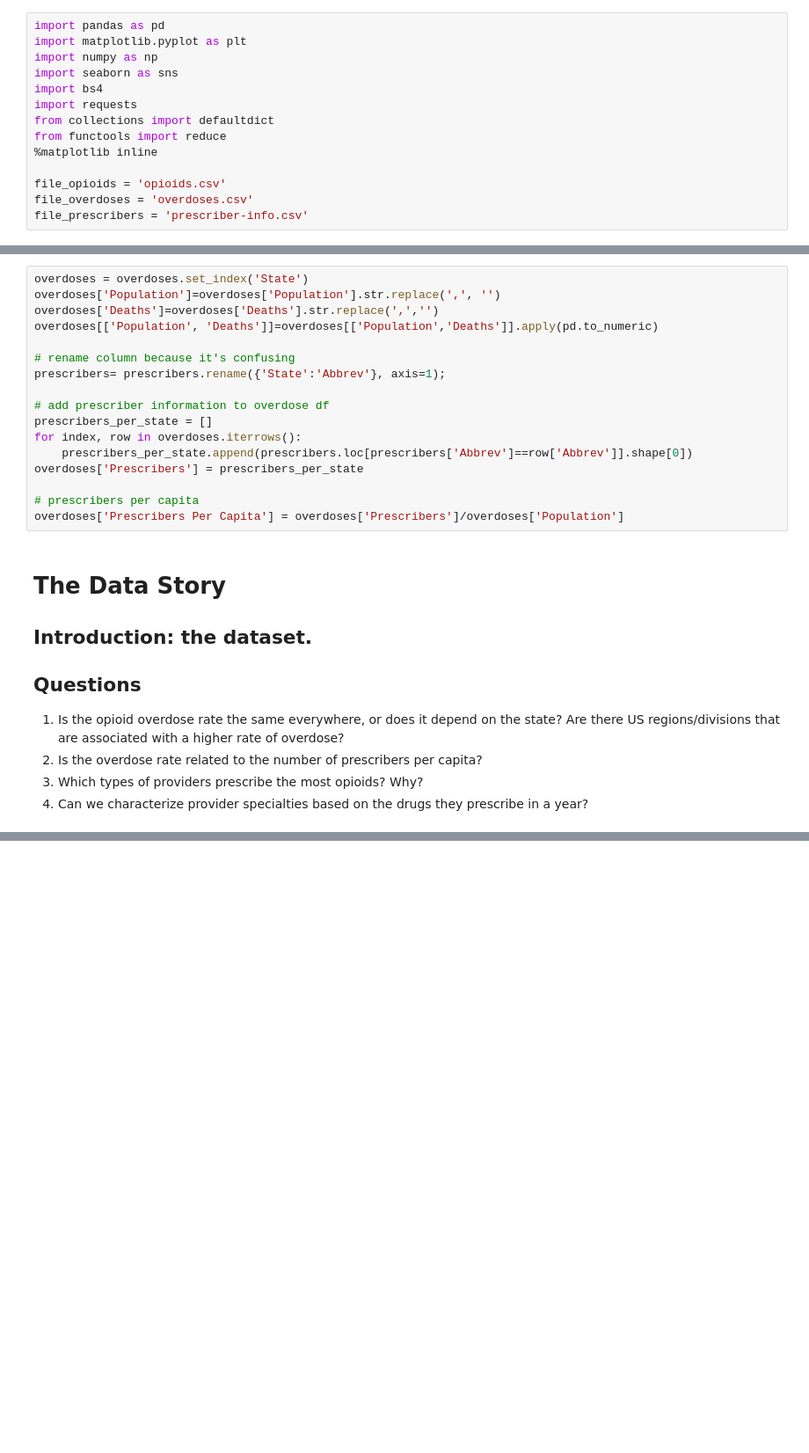
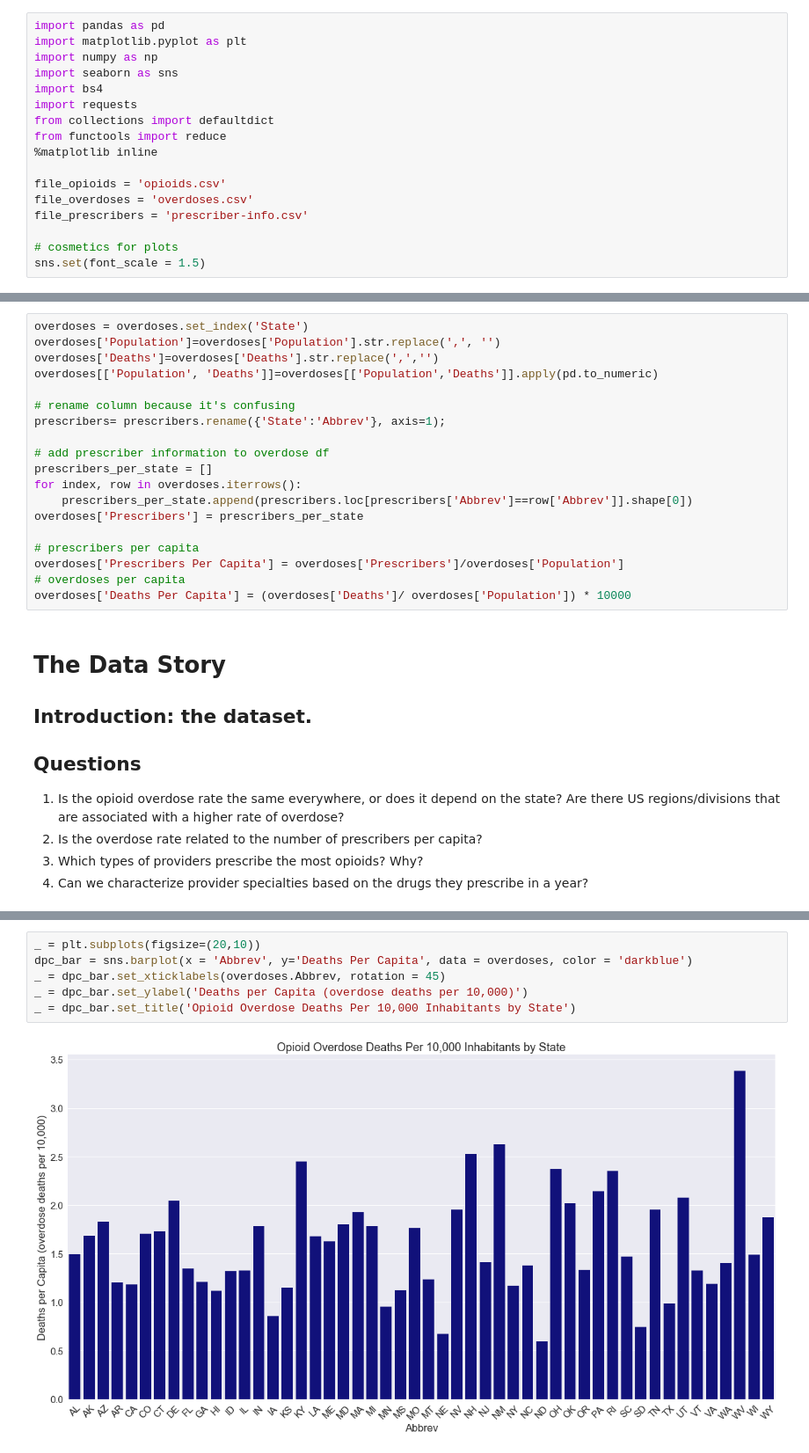
Before and after one commit to ryatchak/springboard, a Jupyter notebook: capstone1_prescriptionprediction/data_story.ipynb, the cells around one changed output, grey strips where cells are left out. Shown at 88% size. Saved outputs shown, nothing was run; the diff lists cells and outputs as text; blank space fills up the shorter version.

Commit message:
data story

```diff
--- a/capstone1_prescriptionprediction/data_story.ipynb
+++ b/capstone1_prescriptionprediction/data_story.ipynb
@@ -12,6 +14,9 @@ from functools import reduce
 file_opioids = 'opioids.csv'
 file_overdoses = 'overdoses.csv'
 file_prescribers = 'prescriber-info.csv'
+
+# cosmetics for plots
+sns.set(font_scale = 1.5)
 # %%
 opioids = pd.read_csv(file_opioids)
 overdoses = pd.read_csv(file_overdoses)
@@ -35,6 +40,8 @@ overdoses['Prescribers'] = prescribers_per_state
 
 # prescribers per capita
 overdoses['Prescribers Per Capita'] = overdoses['Prescribers']/overdoses['Population']
+# overdoses per capita
+overdoses['Deaths Per Capita'] = (overdoses['Deaths']/ overdoses['Population']) * 10000
 # %% [markdown]
 # The Data Story
 
@@ -47,0 +57,8 @@ overdoses['Prescribers Per Capita'] = overdoses['Prescribers']/overdoses['Popula
+# %%
+_ = plt.subplots(figsize=(20,10))
+dpc_bar = sns.barplot(x = 'Abbrev', y='Deaths Per Capita', data = overdoses, color = 'darkblue')
+_ = dpc_bar.set_xticklabels(overdoses.Abbrev, rotation = 45)
+_ = dpc_bar.set_ylabel('Deaths per Capita (overdose deaths per 10,000)')
+_ = dpc_bar.set_title('Opioid Overdose Deaths Per 10,000 Inhabitants by State')
+# %% [output]
+[figure, added]
```
Also changed, not shown: parts of 11 cells of this notebook.
